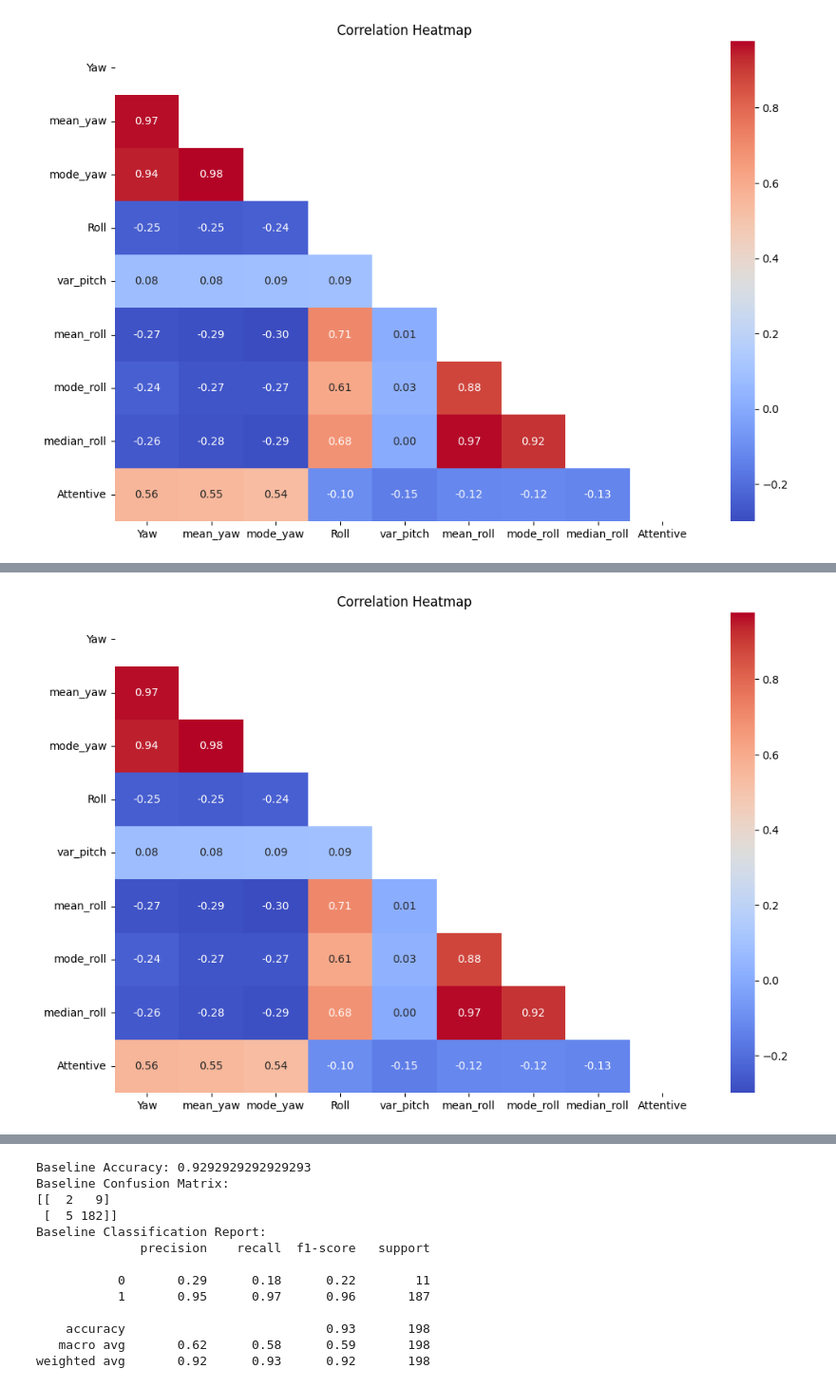
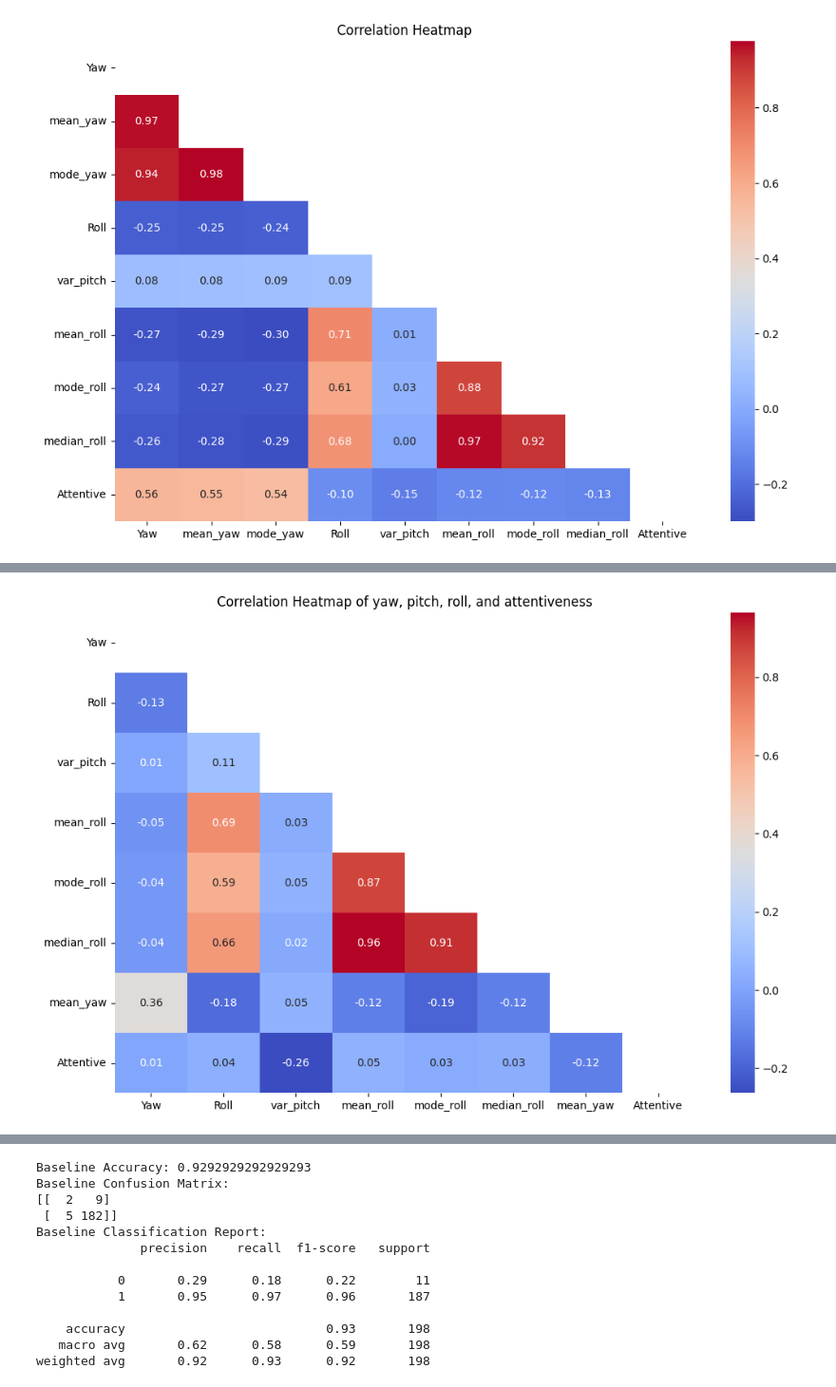
Before and after one commit to Waleed-Mujahid/attentiveness_detection_vr, a Jupyter notebook: parse.ipynb, the cells around one changed output, grey strips where cells are left out. Shown at 95% size. Cells and saved outputs as stored; diff of their text form; code cells hidden in the pictures.

```diff
--- a/parse.ipynb
+++ b/parse.ipynb
@@ -206,26 +256,21 @@ plt.show()
 # %%
-import pandas as pd
-import seaborn as sns
-import matplotlib.pyplot as plt
-import numpy as np
 
 # Read the DataFrame
 merged_df = pd.read_csv('modified_responseFile_with_statistics.csv')
 
 # Filter out only the columns of interest
-selected_columns = merged_df.select_dtypes(include=['int64', 'float64'])
+selected_columns = merged_df[['Yaw', 'Roll', 'var_pitch', 'mean_roll','mode_roll', 'median_roll', 'mean_yaw', 'Attentive']]
+
 # Compute the correlation matrix for these columns
-selected_columns = merged_df[['Yaw', 'mean_yaw', 'mode_yaw', 'Roll', 'var_pitch', 'mean_roll','mode_roll', 'median_roll' , 'Attentive']]
-
 correlation_matrix_selected = selected_columns.corr()
 
 # Create a mask for the upper triangle
 mask = np.triu(np.ones_like(correlation_matrix_selected, dtype=bool))
 
 # Create a heatmap using Seaborn
 plt.figure(figsize=(12, 8))
 sns.heatmap(correlation_matrix_selected, mask=mask, annot=True, cmap='coolwarm', fmt=".2f")
-plt.title('Correlation Heatmap')
+plt.title('Correlation Heatmap of yaw, pitch, roll, and attentiveness')
 plt.show()
 # %% [output]
-[figure, old version]
+[figure, new version]
```
Also changed, not shown: parts of 39 cells of this notebook, 16 other files.
